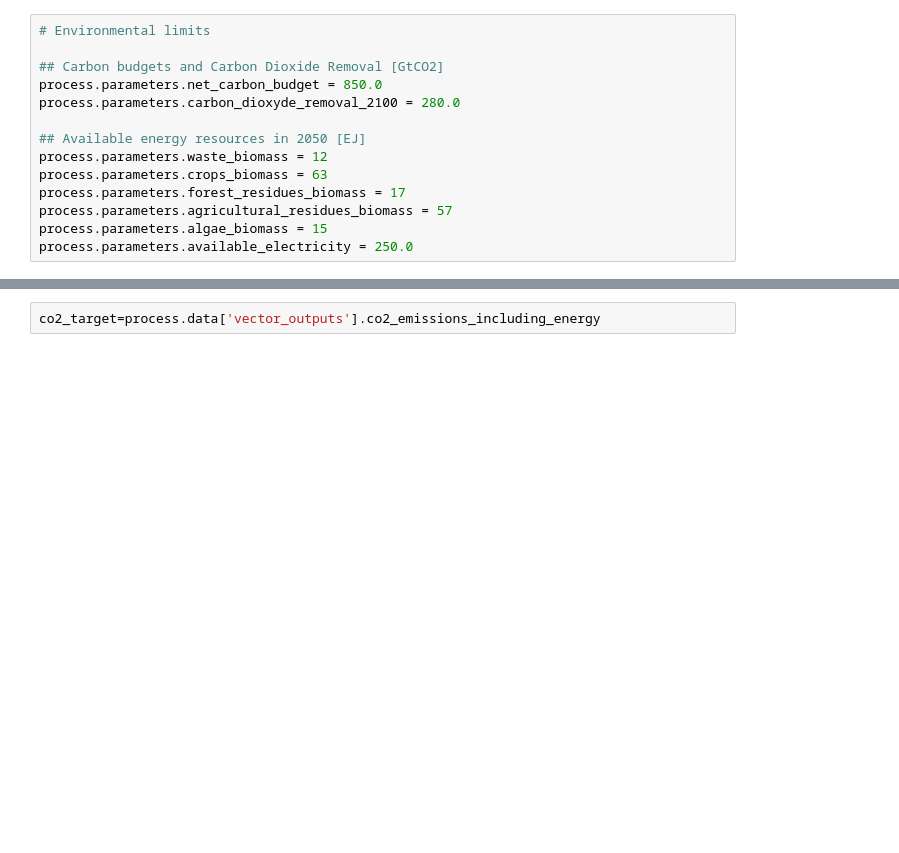
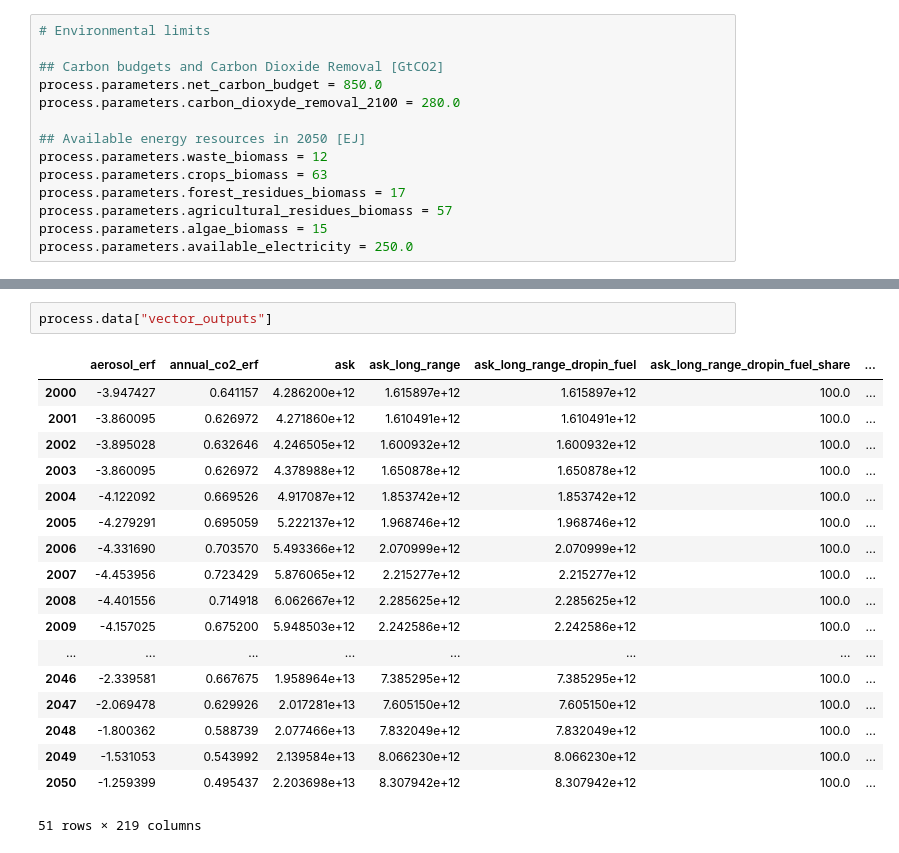
Before and after one commit to AeroMAPS/AeroMAPS, a Jupyter notebook: aeromaps/notebooks/basic_example.ipynb, the cells around one changed output, grey strips where cells are left out. Drawn from its saved outputs; the diff is of its cells as text; blank space fills up the shorter version.

```diff
--- a/aeromaps/notebooks/basic_example.ipynb
+++ b/aeromaps/notebooks/basic_example.ipynb
@@ -184,3 +186,22 @@ co2_abated_refueleu=process.data['vector_outputs'].co2_emissions_including_load_
 # %%
-co2_target=process.data['vector_outputs'].co2_emissions_including_energy
+process.data["vector_outputs"]
+# %% [output]
+|  | aerosol_erf | annual_co2_erf | ask | ask_long_range | ask_long_range_dropin_fuel | ask_long_range_dropin_fuel_share | ... |
+| 2000 | -3.947427 | 0.641157 | 4.286200e+12 | 1.615897e+12 | 1.615897e+12 | 100.0 | ... |
+| 2001 | -3.860095 | 0.626972 | 4.271860e+12 | 1.610491e+12 | 1.610491e+12 | 100.0 | ... |
+| 2002 | -3.895028 | 0.632646 | 4.246505e+12 | 1.600932e+12 | 1.600932e+12 | 100.0 | ... |
+| 2003 | -3.860095 | 0.626972 | 4.378988e+12 | 1.650878e+12 | 1.650878e+12 | 100.0 | ... |
+| 2004 | -4.122092 | 0.669526 | 4.917087e+12 | 1.853742e+12 | 1.853742e+12 | 100.0 | ... |
+| 2005 | -4.279291 | 0.695059 | 5.222137e+12 | 1.968746e+12 | 1.968746e+12 | 100.0 | ... |
+| 2006 | -4.331690 | 0.703570 | 5.493366e+12 | 2.070999e+12 | 2.070999e+12 | 100.0 | ... |
+| 2007 | -4.453956 | 0.723429 | 5.876065e+12 | 2.215277e+12 | 2.215277e+12 | 100.0 | ... |
+| 2008 | -4.401556 | 0.714918 | 6.062667e+12 | 2.285625e+12 | 2.285625e+12 | 100.0 | ... |
+| 2009 | -4.157025 | 0.675200 | 5.948503e+12 | 2.242586e+12 | 2.242586e+12 | 100.0 | ... |
+| ... | ... | ... | ... | ... | ... | ... | ... |
+| 2046 | -2.339581 | 0.667675 | 1.958964e+13 | 7.385295e+12 | 7.385295e+12 | 100.0 | ... |
+| 2047 | -2.069478 | 0.629926 | 2.017281e+13 | 7.605150e+12 | 7.605150e+12 | 100.0 | ... |
+| 2048 | -1.800362 | 0.588739 | 2.077466e+13 | 7.832049e+12 | 7.832049e+12 | 100.0 | ... |
+| 2049 | -1.531053 | 0.543992 | 2.139584e+13 | 8.066230e+12 | 8.066230e+12 | 100.0 | ... |
+| 2050 | -1.259399 | 0.495437 | 2.203698e+13 | 8.307942e+12 | 8.307942e+12 | 100.0 | ... |
+51 rows × 219 columns
 # %%
```
Also changed, not shown: parts of 66 cells of this notebook, 6 other files.
